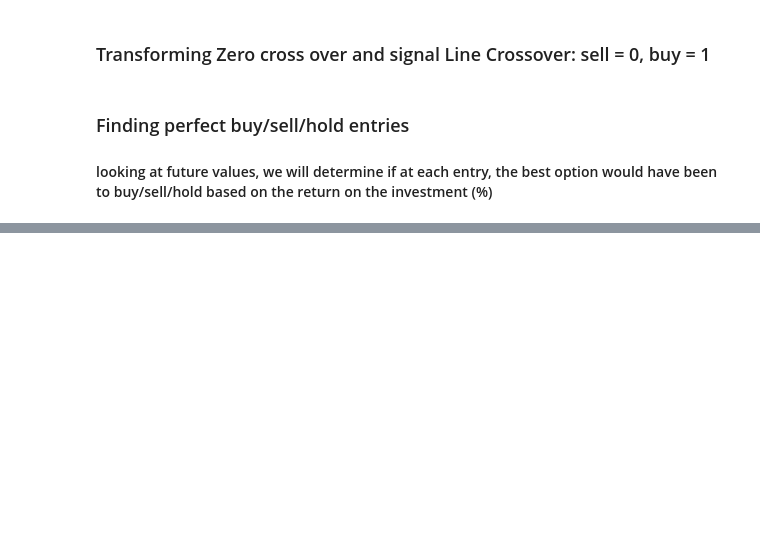
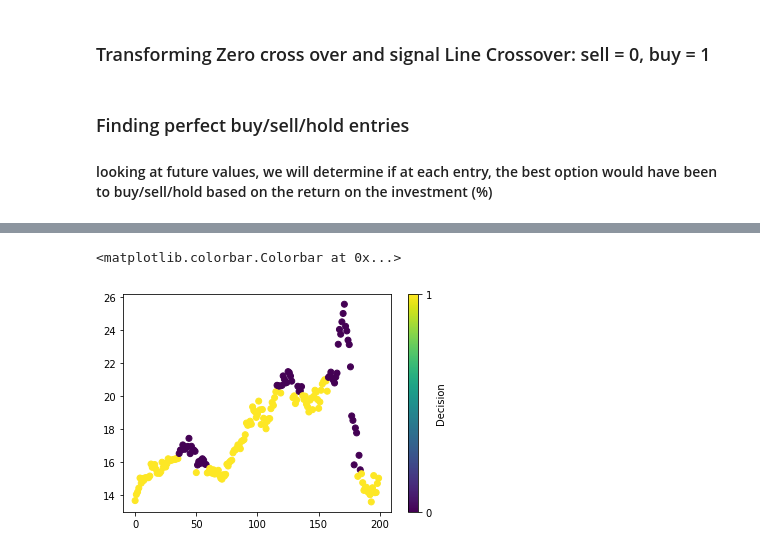
Before and after one commit to wentao-ju/Innovation-Lab-AI-Trading-System, a Jupyter notebook: NaiveBayesModeling/Data_preprocessing.ipynb, the cells around one changed output, grey strips where cells are left out. Cells and saved outputs as stored; diff of their text form; code cells hidden in the pictures; blank space fills up the shorter version.

```diff
--- a/NaiveBayesModeling/Data_preprocessing.ipynb
+++ b/NaiveBayesModeling/Data_preprocessing.ipynb
@@ -121,3 +149,9 @@ plt.colorbar(ticks = range(3), label='Decision')
+# %%
+plt.scatter(range(200), df["Close"][400:600], c=df["Decision28"][400:600])
+plt.colorbar(ticks = range(3), label='Decision')
+# %% [output]
+<matplotlib.colorbar.Colorbar at 0x...>
+[figure, added]
 # %%
 # Convert willianR values to 0 = neutral, 1 = overbought, 2 = oversold
 # The first 13 days are excluded, gives zero value automatically
```
Also changed, not shown: parts of 2 cells of this notebook, 3 other files.
